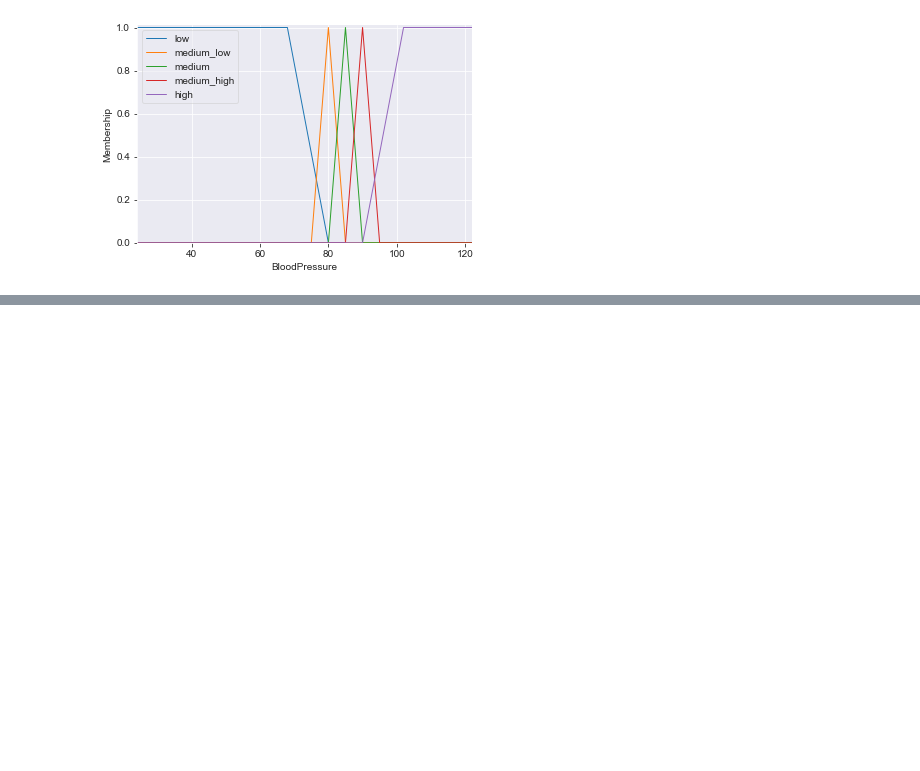
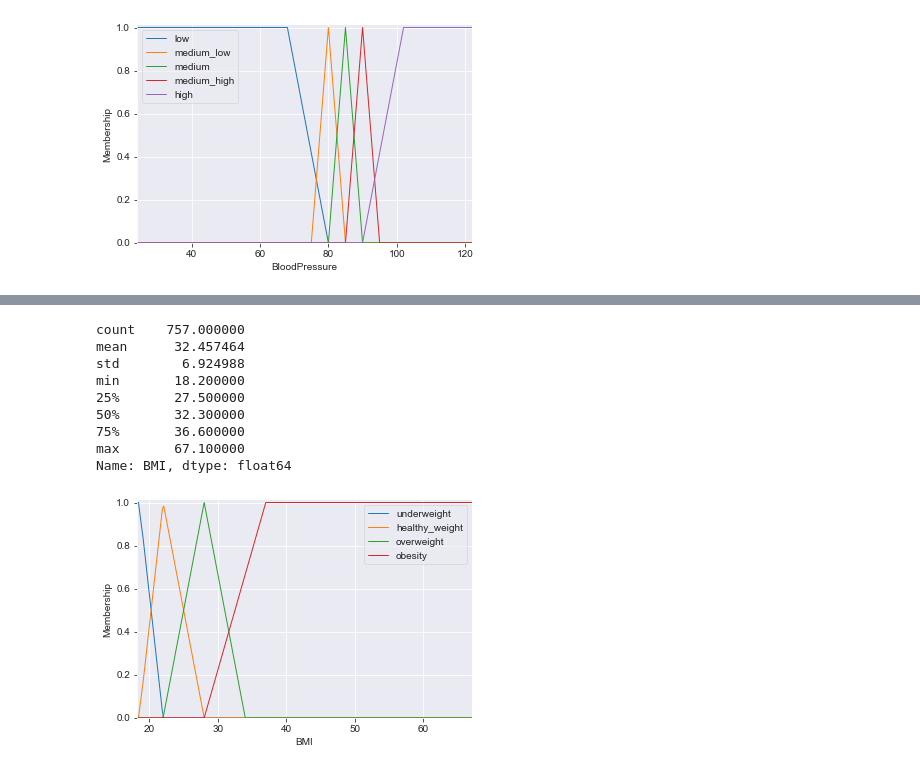
Before and after one commit to Domin8668/Projekt_SSI, a Jupyter notebook: fuzzy.ipynb, the cells around one changed output, grey strips where cells are left out. Saved outputs shown, nothing was run; the diff lists cells and outputs as text; code cells hidden in the pictures; blank space fills up the shorter version.

```diff
--- a/fuzzy.ipynb
+++ b/fuzzy.ipynb
@@ -166,0 +215,21 @@ Name: BloodPressure, dtype: float64
+# %%
+bmi_data = data['BMI']
+bmi_data = bmi_data[bmi_data != 0]
+bmi = ctrl.Antecedent(bmi_data.sort_values(), 'BMI')
+bmi['underweight'] = fuzz.trapmf(bmi.universe, [18.2, 18.2, 18.5, 22])
+bmi['healthy_weight'] = fuzz.trimf(bmi.universe, [18.5, 22, 28])
+bmi['overweight'] = fuzz.trimf(bmi.universe, [22, 28, 34])
+bmi['obesity'] = fuzz.trapmf(bmi.universe, [28, 37, 67.1, 67.1])
+bmi.view()
+bmi_data.describe()
+# %% [output]
+count    757.000000
+mean      32.457464
+std        6.924988
+min       18.200000
+25%       27.500000
+50%       32.300000
+75%       36.600000
+max       67.100000
+Name: BMI, dtype: float64
+[figure, added]
```
Also changed, not shown: parts of 6 cells of this notebook.
